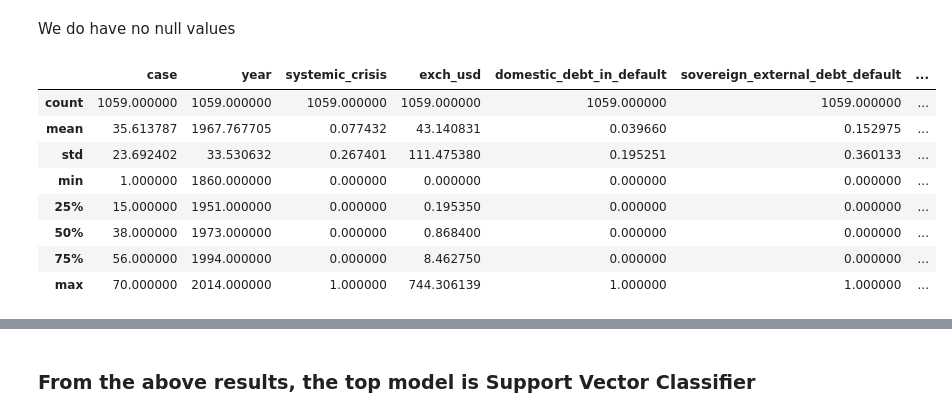
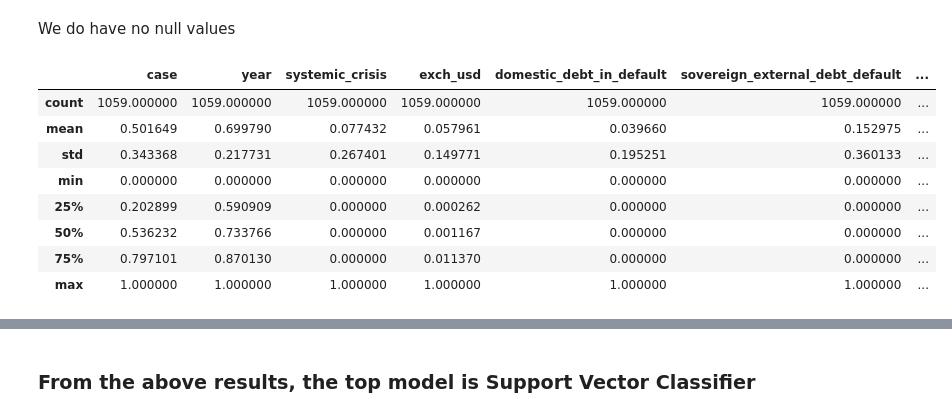
Before and after one commit to mehdy28/Financial_crisis_analysis_and_prediction, a Jupyter notebook: financial_crisis_analysis_and_prediction.ipynb, the cells around one changed output, grey strips where cells are left out. Saved outputs shown, nothing was run; the diff lists cells and outputs as text; code cells hidden in the pictures.

```diff
--- a/financial_crisis_analysis_and_prediction.ipynb
+++ b/financial_crisis_analysis_and_prediction.ipynb
@@ -17,8 +17,8 @@ init_notebook_mode(connected=True)
 # %%
 #Loeading the data into a dataframe
 url= 'https://raw.githubusercontent.com/mehdy28/Financial_crisis_analysis_and_prediction/main/data/african_crises.csv'
-data= pd.read_csv(url)
-data.head()
+df= pd.read_csv(url)
+df.head()
 # %% [output]
 |  | case | cc3 | country | year | systemic_crisis | exch_usd | domestic_debt_in_default | ... |
 | 0 | 1 | DZA | Algeria | 1870 | 1 | 0.052264 | 0 | ... |
@@ -29 +35,7 @@ data.head()
+# %%
+#create a dictionary to map the original values to the new encoded values
+encoding_dict = {'crisis': 0, 'no_crisis': 1}
+
+#apply the map() function to the banking_crisis column
+df['banking_crisis'] = df['banking_crisis'].map(encoding_dict)
 # %%
@@ -53 +63,15 @@ data.shape
+# %%
+#import the necessary library
+from sklearn.preprocessing import MinMaxScaler
+
+#create a list of the variables to be normalized
+vars_to_normalize = [col for col in df.columns if df[col].dtype == 'float64' or df[col].dtype == 'int64']
+#create a scaler object
+scaler = MinMaxScaler()
+
+#fit the scaler to the dataset
+scaler.fit(df[vars_to_normalize])
+
+#transform the dataset using the scaler
+df[vars_to_normalize] = scaler.transform(df[vars_to_normalize])
 # %%
@@ -71,14 +95,14 @@ dtype: int64
 # %% [markdown]
 We do have no null values
 # %%
-data.describe()
+df.describe()
 # %% [output]
 |  | case | year | systemic_crisis | exch_usd | domestic_debt_in_default | sovereign_external_debt_default | ... |
 | count | 1059.000000 | 1059.000000 | 1059.000000 | 1059.000000 | 1059.000000 | 1059.000000 | ... |
-| mean | 35.613787 | 1967.767705 | 0.077432 | 43.140831 | 0.039660 | 0.152975 | ... |
-| std | 23.692402 | 33.530632 | 0.267401 | 111.475380 | 0.195251 | 0.360133 | ... |
-| min | 1.000000 | 1860.000000 | 0.000000 | 0.000000 | 0.000000 | 0.000000 | ... |
-| 25% | 15.000000 | 1951.000000 | 0.000000 | 0.195350 | 0.000000 | 0.000000 | ... |
-| 50% | 38.000000 | 1973.000000 | 0.000000 | 0.868400 | 0.000000 | 0.000000 | ... |
-| 75% | 56.000000 | 1994.000000 | 0.000000 | 8.462750 | 0.000000 | 0.000000 | ... |
-| max | 70.000000 | 2014.000000 | 1.000000 | 744.306139 | 1.000000 | 1.000000 | ... |
+| mean | 0.501649 | 0.699790 | 0.077432 | 0.057961 | 0.039660 | 0.152975 | ... |
+| std | 0.343368 | 0.217731 | 0.267401 | 0.149771 | 0.195251 | 0.360133 | ... |
+| min | 0.000000 | 0.000000 | 0.000000 | 0.000000 | 0.000000 | 0.000000 | ... |
+| 25% | 0.202899 | 0.590909 | 0.000000 | 0.000262 | 0.000000 | 0.000000 | ... |
+| 50% | 0.536232 | 0.733766 | 0.000000 | 0.001167 | 0.000000 | 0.000000 | ... |
+| 75% | 0.797101 | 0.870130 | 0.000000 | 0.011370 | 0.000000 | 0.000000 | ... |
+| max | 1.000000 | 1.000000 | 1.000000 | 1.000000 | 1.000000 | 1.000000 | ... |
```
Also changed, not shown: parts of 45 cells of this notebook.
